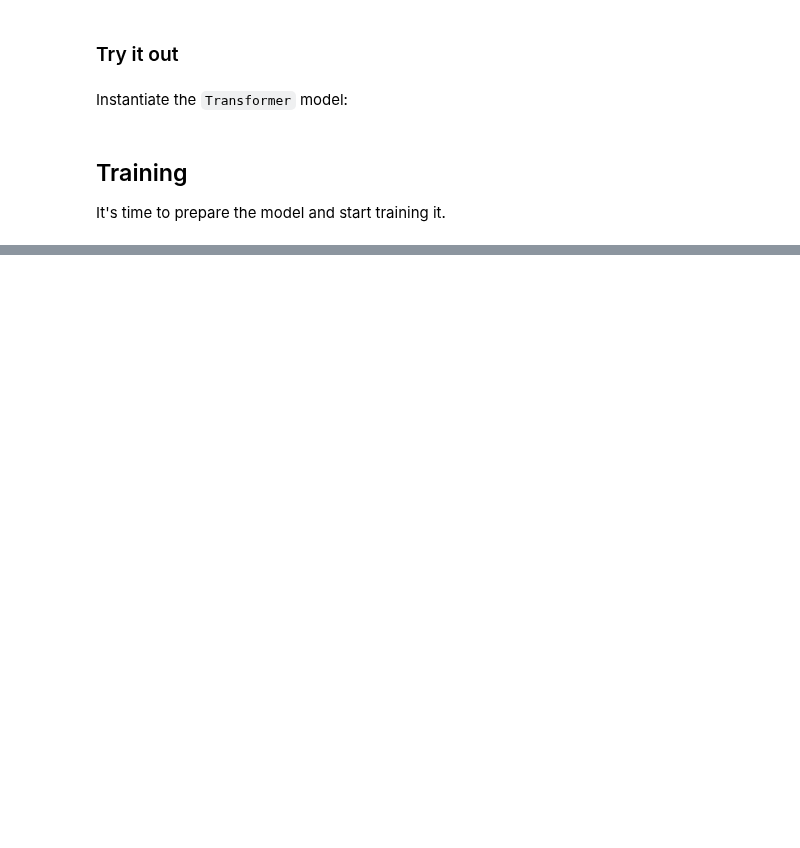
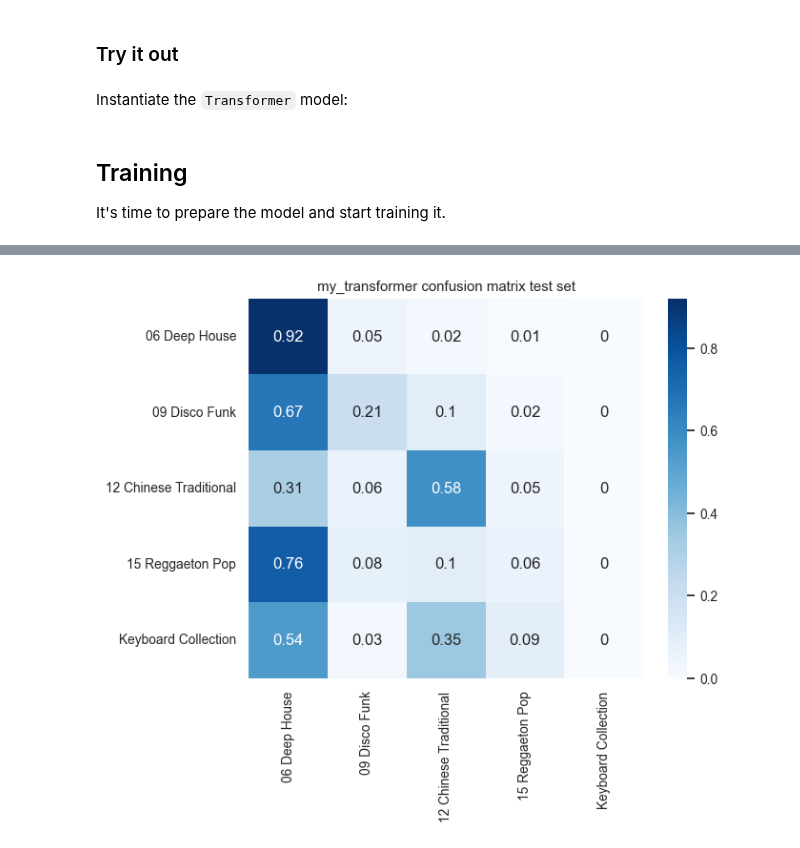
Before and after one commit to michaelstuffer98/ai_industry_project, a Jupyter notebook: my_transformer.ipynb, the cells around one changed output, grey strips where cells are left out. Saved outputs shown, nothing was run; the diff lists cells and outputs as text; code cells hidden in the pictures; blank space fills up the shorter version.

```diff
--- a/my_transformer.ipynb
+++ b/my_transformer.ipynb
@@ -427,0 +436,13 @@ available keys dict_keys(['loss', 'categorical_accuracy', 'val_loss', 'val_categ
+# %%
+from sklearn.metrics import confusion_matrix
+from pandas import DataFrame
+from lib_util import plot
+
+# Test prediction
+scores = transformer.evaluate(mel_test, lab_test)
+
+y_pred = transformer.predict(mel_test)
+
+epochs = 20
+
+y_pred_classes = np.argmax(y_pred, axis=1)
@@ -428,27 +452,12 @@ available keys dict_keys(['loss', 'categorical_accuracy', 'val_loss', 'val_categ
 # %%
-from sklearn.metrics import confusion_matrix
-from pandas import DataFrame
-from lib_util import plot
-
-# Test prediction
-scores = transformer.evaluate(mel_test, lab_test)
-
-y_pred = transformer.predict(mel_test)
-
-epochs = 20
-
-y_pred = np.argmax(y_pred, axis=1)
-
-print(np.sum(y_pred==np.argmax(lab_test, axis=1))/y_pred.shape[0])
-
-print(np.unique(y_pred))
-
 class_names = utils.get_class_names()
 
 #Confusion matrix of the predicted labels versus the true labels
-conf_mat = confusion_matrix(lab_test, y_pred, normalize= 'true')
+conf_mat = confusion_matrix(np.argmax(lab_test, axis=1), y_pred_classes, normalize= 'true')
 conf_mat = np.round(conf_mat, 2)
 
 conf_mat_df = DataFrame(conf_mat, columns=class_names, index=class_names)
 
-plot.plot_conf_mat(conf_mat_df, save_to=f"Plots/{config['name']}_{epochs}_test_conf_mat.png", name=config['name'], set_type='test')
+plot.plot_conf_mat(conf_mat_df, save_to=f"Plots/{config['transformer_name']}_{epochs}_test_conf_mat.png", name=config['transformer_name'], set_type='test')
+# %% [output]
+[figure, added]
```
Also changed, not shown: parts of 10 cells of this notebook, 4 other files.
